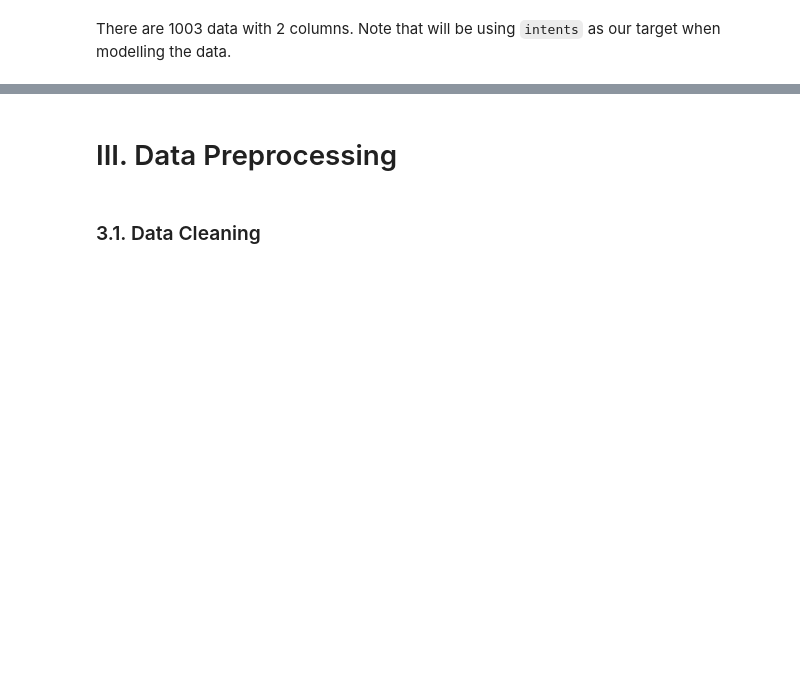
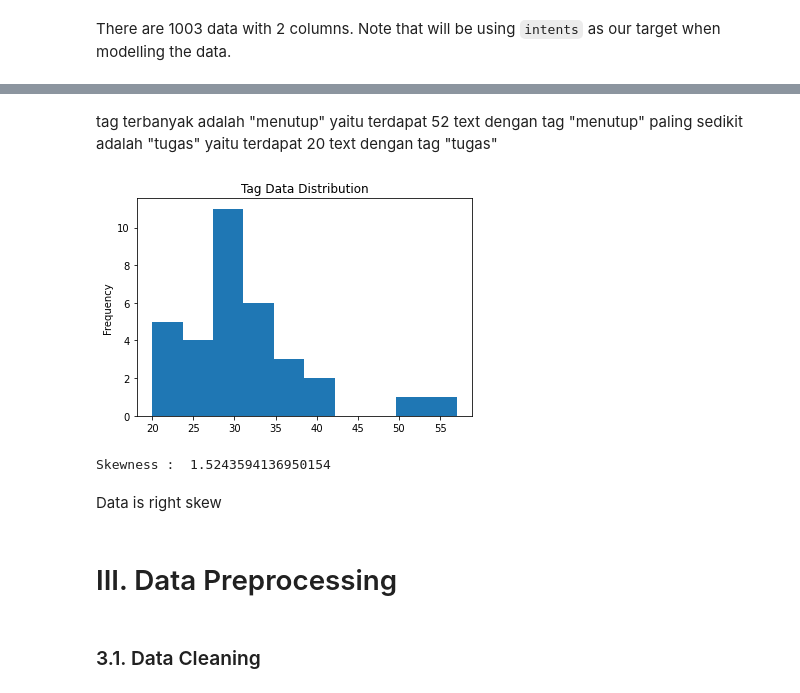
Before and after one commit to H8-Assignments-Bay/p2---final-project-group-004, a Jupyter notebook: gitcoff.ipynb, the cells around one changed output, grey strips where cells are left out. Cells and saved outputs as stored; diff of their text form; code cells hidden in the pictures; blank space fills up the shorter version.

```diff
--- a/gitcoff.ipynb
+++ b/gitcoff.ipynb
@@ -81,3 +107,16 @@ There are 1003 data with 2 columns. Note that will be using `intents` as our tar
+# %% [markdown]
+tag terbanyak adalah "menutup" yaitu terdapat 52 text dengan tag "menutup"
+paling sedikit adalah "tugas" yaitu terdapat 20 text dengan tag "tugas"
+# %%
+df.intents.value_counts().plot(kind='hist')
+plt.title("Tag Data Distribution")
+plt.show()
+print("Skewness : ",df.intents.value_counts().skew())
+# %% [output]
+[figure, added]
+Skewness :  1.5243594136950154
+# %% [markdown]
+Data is right skew
 # %% [markdown]
 # III. Data Preprocessing
 # %% [markdown]
```
Also changed, not shown: parts of 27 cells of this notebook, 2 other files.
